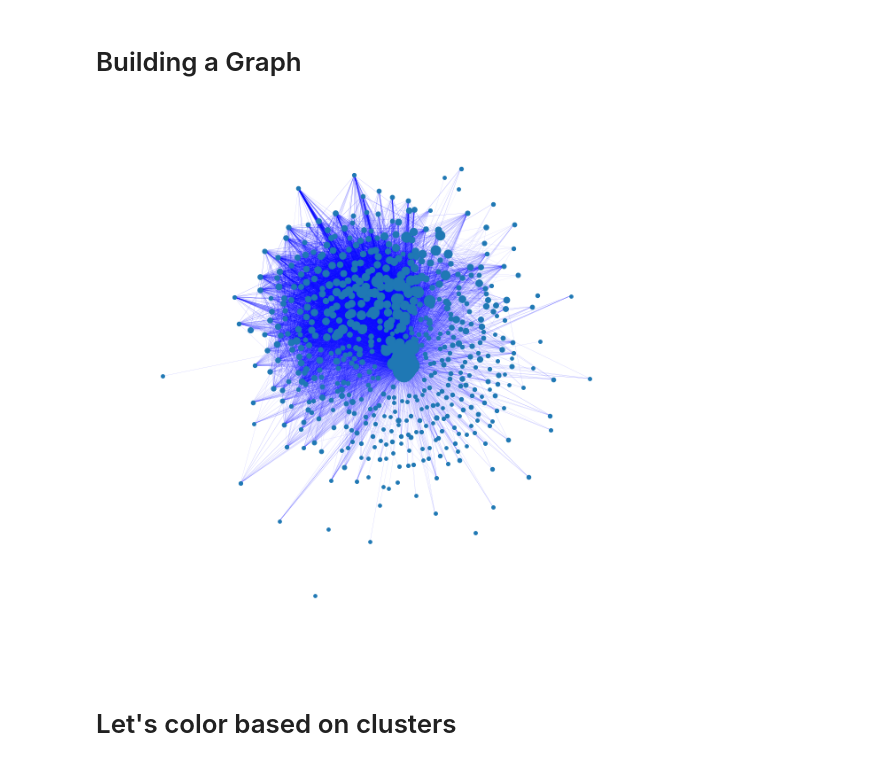
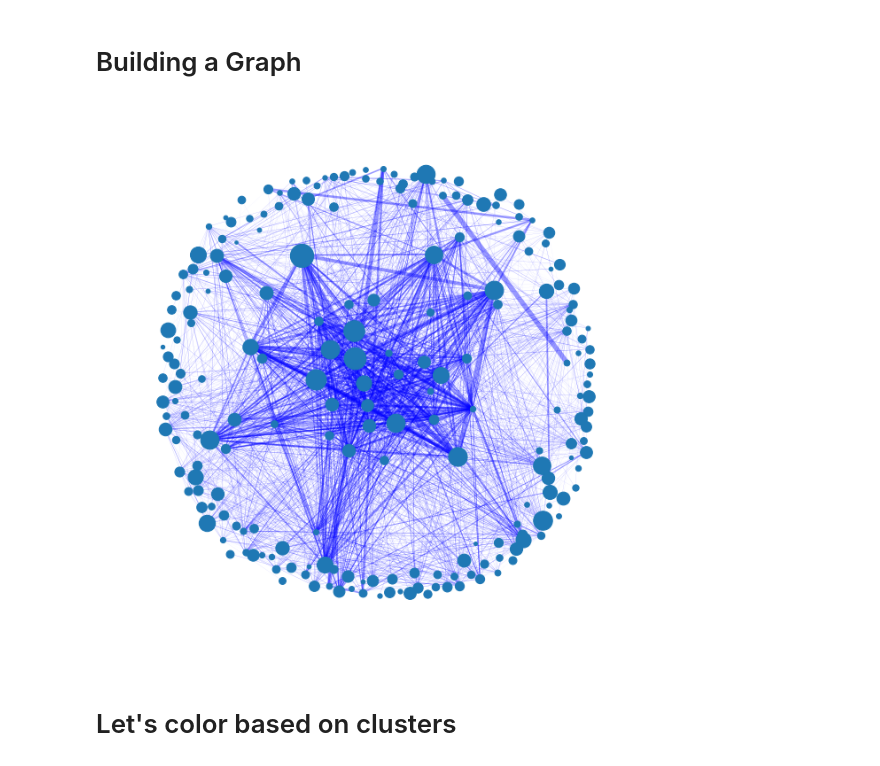
Before and after one commit to jsirait/honor_thesis, a Jupyter notebook: 9 - Graph for 6 months.ipynb, the cells around one changed output. Cells and saved outputs as stored; diff of their text form; code cells hidden in the pictures.

```diff
--- a/9 - Graph for 6 months.ipynb
+++ b/9 - Graph for 6 months.ipynb
@@ -349,4 +411,5 @@ def normalize(arr):
 # %% [markdown]
 Let's freeze the ordering of the edges and their weights
 # %%
-freeze_edges = list(weights_filtered.keys())
+# freeze_edges = list(weights_filtered.keys())
+freeze_edges = list(G.edges())
@@ -357,2 +420,8 @@ True
 # %%
-freeze_weights = [weights_filtered[e] for e in freeze_edges]
+# freeze_weights = [weights_filtered[e] for e in freeze_edges]
+freeze_weights = list()
+for e in list(G.edges()):
+    if e in weights_filtered:
+        freeze_weights.append(weights_filtered[e])
+    else:
+        freeze_weights.append(weights_filtered[(e[1],e[0])])
@@ -368,4 +444,6 @@ array([[0.26726124, 0.53452248, 0.80178373]])
 # %%
-norm_weights = normalize(freeze_weights)[0].tolist()
+# norm_weights = normalize(freeze_weights)[0].tolist()
+min_max_scaler = preprocessing.MinMaxScaler()
+norm_weights = min_max_scaler.fit_transform(np.array([freeze_weights]).T).T[0]
 # %%
 plt.hist(norm_weights)
@@ -385,5 +467,5 @@ Let's multiply the weights by 28.5 so we get maximum weights of 6
 # %%
-norm_weights = [w*30 for w in norm_weights]
+norm_weights = [w*5 for w in norm_weights]
 # %%
 max(norm_weights)
 # %% [output]
@@ -423,34 +509,34 @@ plt.hist(ordered_weights)
 # %%
 figure(figsize=(8, 8), dpi=80)
-pos = nx.kamada_kawai_layout(G) #, seed=7)  # positions for all nodes - seed for reproducibility
+pos = nx.spring_layout(G, k=4.5, scale=None, seed=7)  # positions for all nodes - seed for reproducibility
 
 # nodes
 for nn in G.nodes():
     # print("nn:", nn)
     nx.draw_networkx_nodes(G, pos, nodelist = [nn],
                            node_size=node_sizes[nn])
 
 # edges
 # ecount = 0
 # for u,v,w in G.edges(data=True):
 #     if ecount%100 == 0:
 #         print("{}% done".format(ecount*100/len_edges))
 nx.draw_networkx_edges(G, pos,
                        edgelist=G.edges,
                        width = ordered_weights,
                        alpha=0.4, edge_color="b")
 #     ecount += 1
 
 # # labels
 # nx.draw_networkx_labels(G, pos, font_size=20, font_family="sans-serif")
 
 ax = plt.gca()
 ax.margins(0.08)
 plt.axis("off")
 plt.tight_layout()
 plt.show()
 # %% [output]
-[figure, old version]
+[figure, new version]
 # %% [markdown]
 # Let's color based on clusters
 # %%
```
Also changed, not shown: parts of 45 cells of this notebook, 2 other files.
